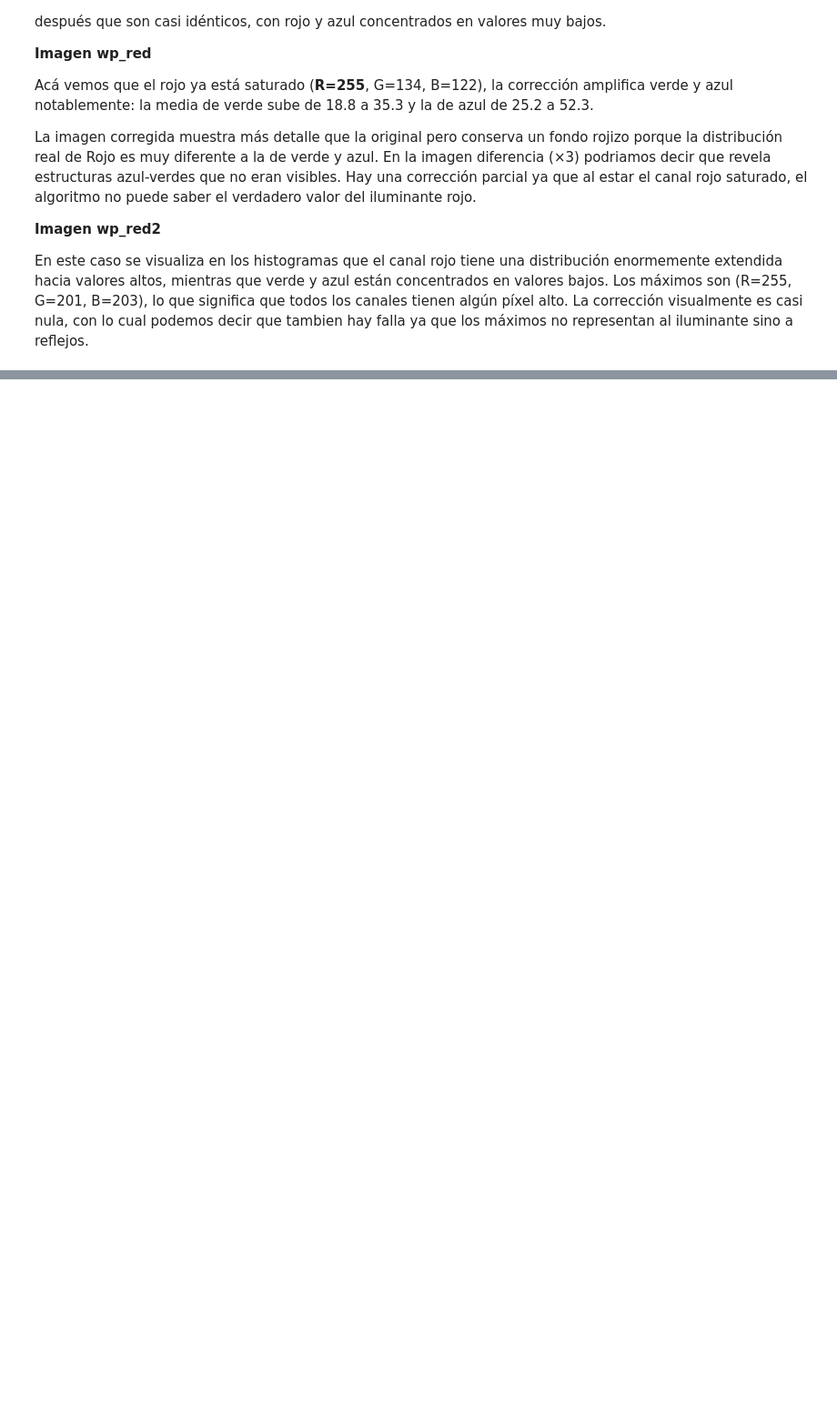
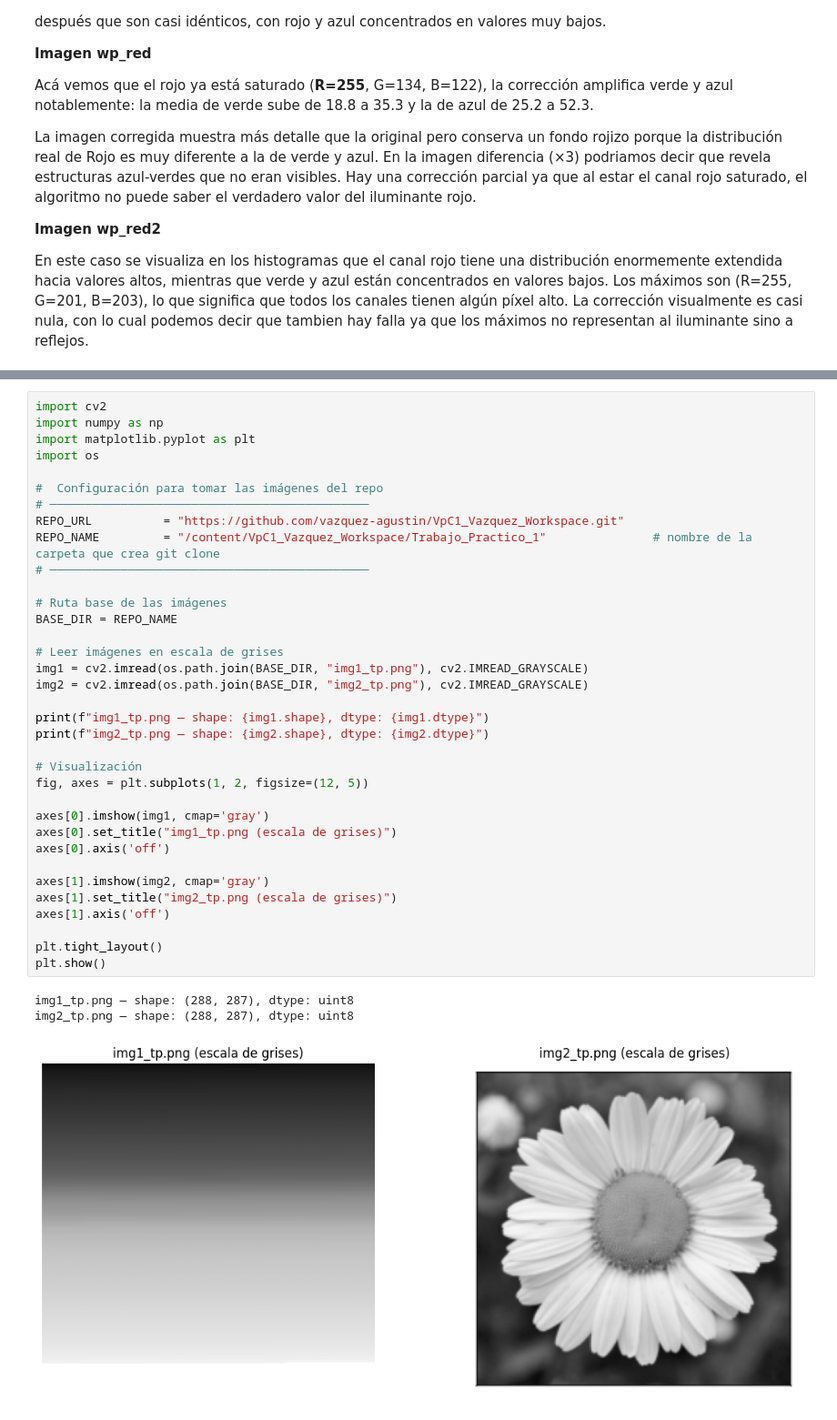
Before and after one commit to vazquez-agustin/VpC1_Vazquez_Workspace, a Jupyter notebook: TP1_VisionCommputadora.ipynb, the cells around one changed output, grey strips where cells are left out. Shown at 91% size. Saved outputs shown, nothing was run; the diff lists cells and outputs as text; blank space fills up the shorter version.

```diff
--- a/TP1_VisionCommputadora.ipynb
+++ b/TP1_VisionCommputadora.ipynb
@@ -272,0 +287,39 @@ En este caso se visualiza en los histogramas que el canal rojo tiene una distrib
+# %%
+import cv2
+import numpy as np
+import matplotlib.pyplot as plt
+import os
+
+#  Configuración para tomar las imágenes del repo
+# ─────────────────────────────────────────────
+REPO_URL          = "https://github.com/vazquez-agustin/VpC1_Vazquez_Workspace.git"
+REPO_NAME         = "/content/VpC1_Vazquez_Workspace/Trabajo_Practico_1"               # nombre de la carpeta que crea git clone
+# ─────────────────────────────────────────────
+
+# Ruta base de las imágenes
+BASE_DIR = REPO_NAME
+
+# Leer imágenes en escala de grises
+img1 = cv2.imread(os.path.join(BASE_DIR, "img1_tp.png"), cv2.IMREAD_GRAYSCALE)
+img2 = cv2.imread(os.path.join(BASE_DIR, "img2_tp.png"), cv2.IMREAD_GRAYSCALE)
+
+print(f"img1_tp.png — shape: {img1.shape}, dtype: {img1.dtype}")
+print(f"img2_tp.png — shape: {img2.shape}, dtype: {img2.dtype}")
+
+# Visualización
+fig, axes = plt.subplots(1, 2, figsize=(12, 5))
+
+axes[0].imshow(img1, cmap='gray')
+axes[0].set_title("img1_tp.png (escala de grises)")
+axes[0].axis('off')
+
+axes[1].imshow(img2, cmap='gray')
+axes[1].set_title("img2_tp.png (escala de grises)")
+axes[1].axis('off')
+
+plt.tight_layout()
+plt.show()
+# %% [output]
+img1_tp.png — shape: (288, 287), dtype: uint8
+img2_tp.png — shape: (288, 287), dtype: uint8
+[figure, added]
```
Also changed, not shown: parts of 6 cells of this notebook.
